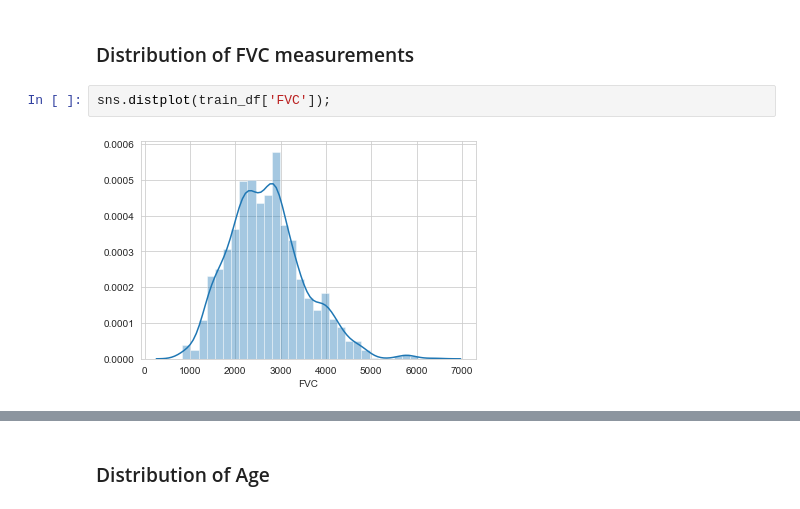
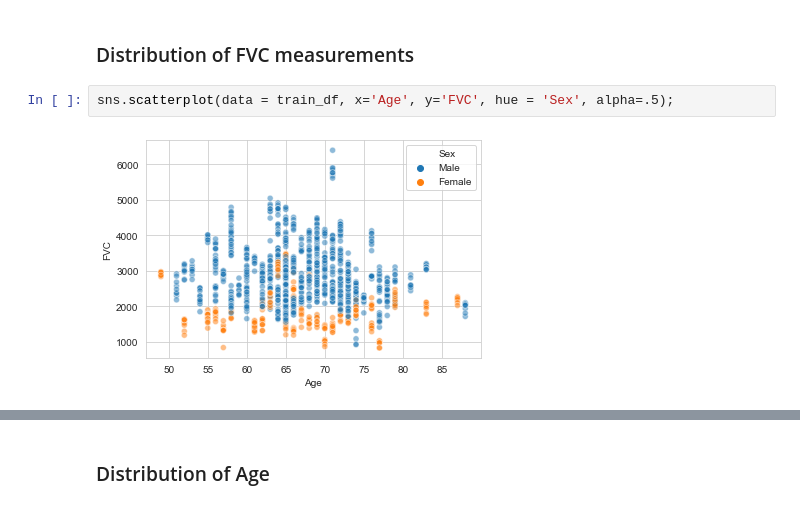
Before and after one commit to vdegenova/osic_kaggle, a Jupyter notebook: OSIC EDA.ipynb, the cells around one changed output, grey strips where cells are left out. Cells and saved outputs as stored; diff of their text form.

```diff
--- a/OSIC EDA.ipynb
+++ b/OSIC EDA.ipynb
@@ -41,7 +41,7 @@ print(f"Found {train_df['Patient'].nunique()} unique patients")
 Found 176 unique patients
 # %% [markdown]
 ### Distribution of FVC measurements
-# %%
-sns.distplot(train_df['FVC']);
-# %% [output]
-[figure, removed]
+# %%
+sns.scatterplot(data = train_df, x='Age', y='FVC', hue = 'Sex', alpha=.5);
+# %% [output]
+[figure, added]
```
Also changed, not shown: parts of 5 cells of this notebook.
